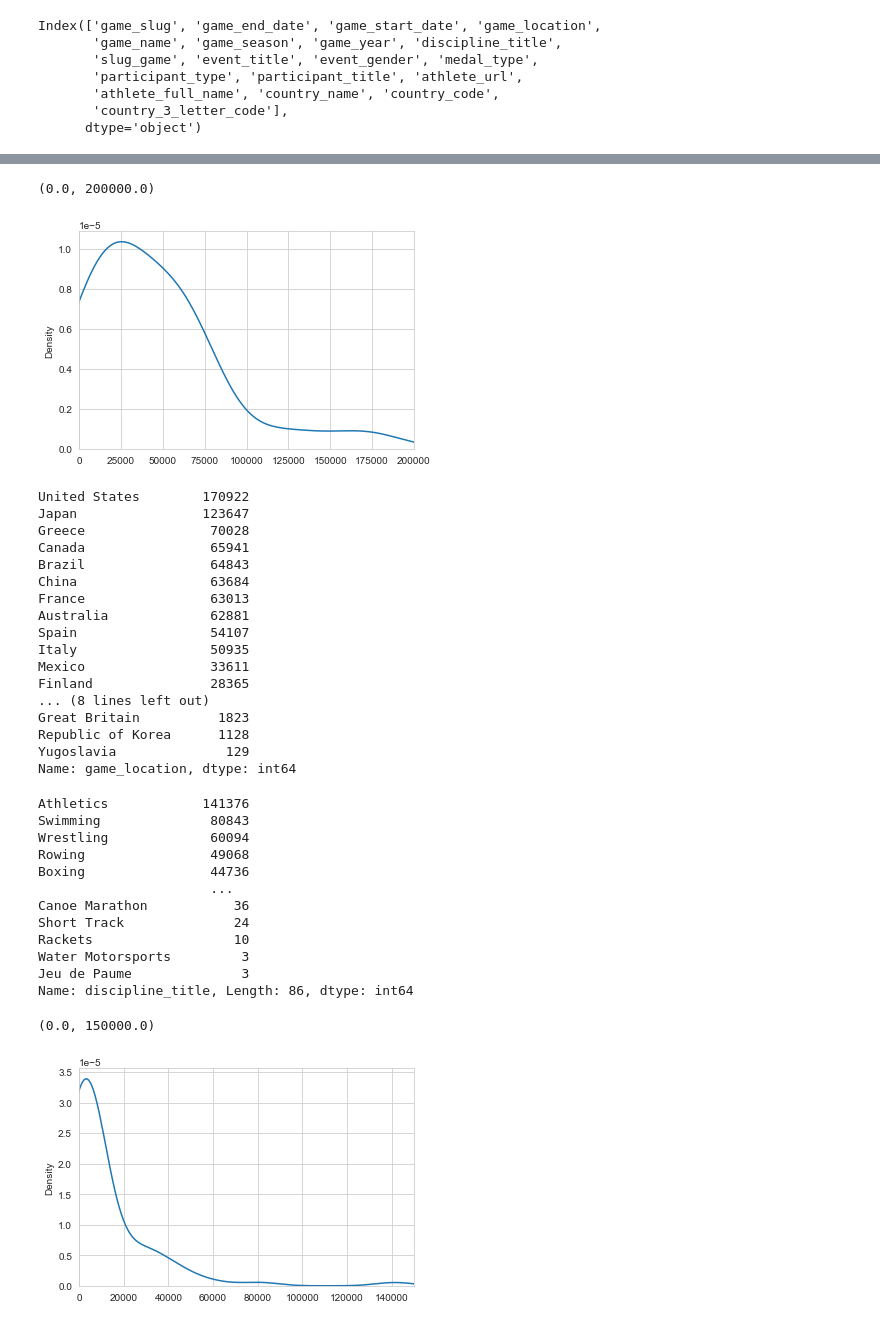
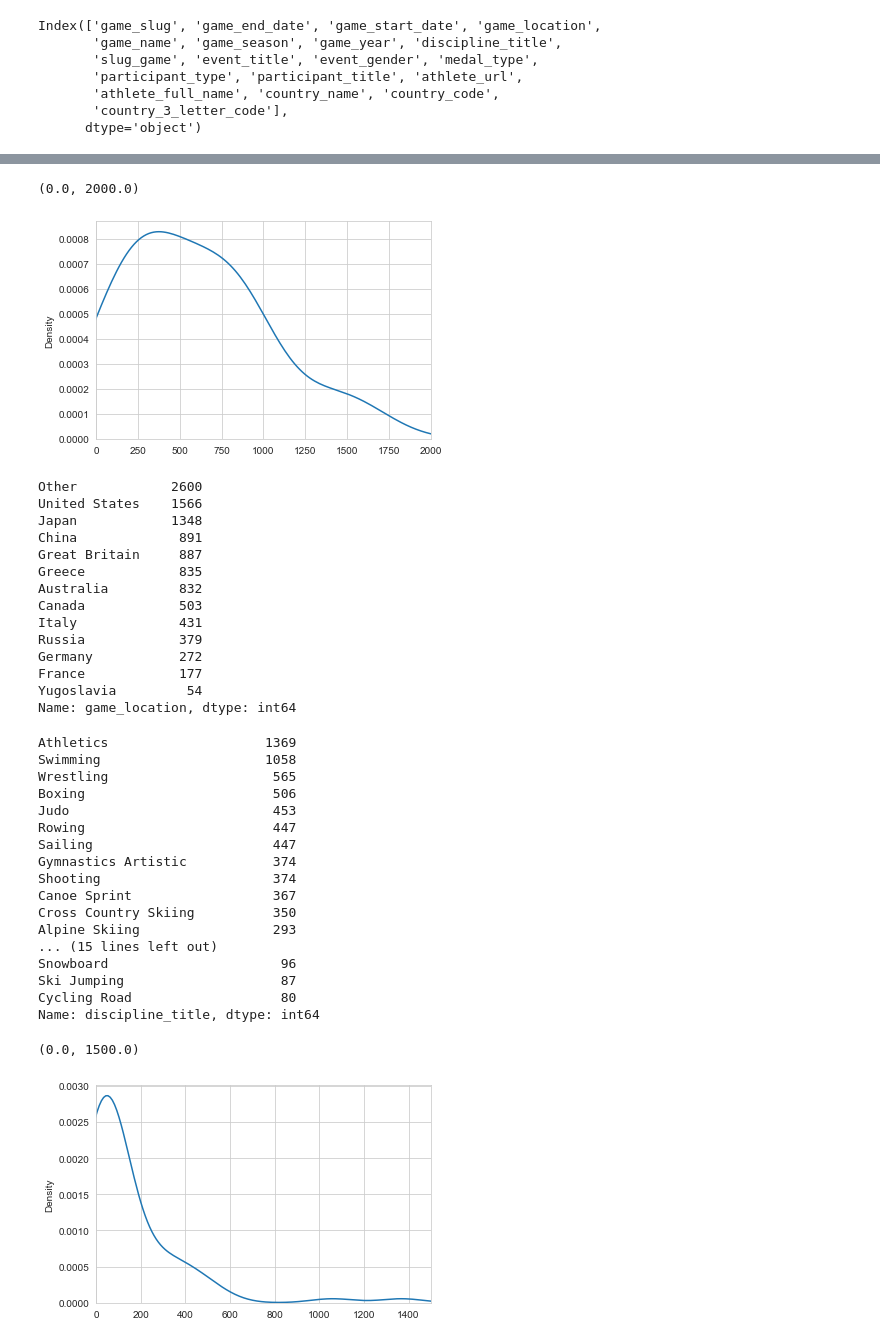
Before and after one commit to madrivers/Data_Bootcamp_Final_Project, a Jupyter notebook: gdp_pop_model/olympic_wb.ipynb, the cells around one changed output, grey strips where cells are left out. Cells and saved outputs as stored; diff of their text form; code cells hidden in the pictures.

```diff
--- a/gdp_pop_model/olympic_wb.ipynb
+++ b/gdp_pop_model/olympic_wb.ipynb
@@ -220,3 +271,3 @@ olympic_wb.shape
 # %%
 #drop null values
-olympic_wb.dropna()
+olympic_wb.dropna(inplace=True)
@@ -241,3 +305,3 @@ olympic_wb.shape
 # %%
-olympic_wb= olympic_wb.replace([np.inf, -np.inf], np.nan)
+#olympic_wb= olympic_wb.replace([np.inf, -np.inf], np.nan)
 # %%
@@ -327,6 +365,6 @@ gfg.set_xlim(0, 160000)
 # %%
 # Determine which values to replace
-replace_countries = list(country_counts[country_counts < 10000].index)
+replace_countries = list(country_counts[country_counts < 100].index)
 
 # Replace in DataFrame
 for country in replace_countries:
@@ -378,13 +418,13 @@ Name: game_location, dtype: int64
 #checking density
 sns.set_style('whitegrid')
 gfg = sns.kdeplot(np.array(location_counts))
-gfg.set_xlim(0, 200000)
+gfg.set_xlim(0, 2000)
 # %% [output]
-(0.0, 200000.0)
+(0.0, 2000.0)
-[figure, old version]
+[figure, new version]
 # %%
 # Determine which values to replace
-replace_locations = list(country_counts[country_counts < 1000].index)
+replace_locations = list(country_counts[country_counts < 400].index)
 
 # Replace in DataFrame
 for country in replace_locations:
@@ -394,46 +434,48 @@ for country in replace_locations:
 # Check to make sure binning was successful
 olympic_wb.game_location.value_counts()
 # %% [output]
-United States        170922
-Japan                123647
-Greece                70028
-Canada                65941
-Brazil                64843
-China                 63684
-France                63013
-Australia             62881
-Spain                 54107
-Italy                 50935
-Mexico                33611
-Finland               28365
-... (8 lines left out)
-Great Britain          1823
-Republic of Korea      1128
-Yugoslavia              129
+Other            2600
+United States    1566
+Japan            1348
+China             891
+Great Britain     887
+Greece            835
+Australia         832
+Canada            503
+Italy             431
+Russia            379
+Germany           272
+France            177
+Yugoslavia         54
 Name: game_location, dtype: int64
 # %%
 titles = olympic_wb.discipline_title.value_counts()
-titles
+titles.head(30)
 # %% [output]
-Athletics            141376
-Swimming              80843
-Wrestling             60094
-Rowing                49068
-Boxing                44736
-                      ...
-Canoe Marathon           36
-Short Track              24
-Rackets                  10
-Water Motorsports         3
-Jeu de Paume              3
-Name: discipline_title, Length: 86, dtype: int64
+Athletics                    1369
+Swimming                     1058
+Wrestling                     565
+Boxing                        506
+Judo                          453
+Rowing                        447
+Sailing                       447
+Gymnastics Artistic           374
+Shooting                      374
+Canoe Sprint                  367
+Cross Country Skiing          350
+Alpine Skiing                 293
+... (15 lines left out)
+Snowboard                      96
+Ski Jumping                    87
+Cycling Road                   80
+Name: discipline_title, dtype: int64
 # %%
 #checking density
 sns.set_style('whitegrid')
 gfg = sns.kdeplot(np.array(titles))
-gfg.set_xlim(0, 150000)
+gfg.set_xlim(0, 1500)
 # %% [output]
-(0.0, 150000.0)
+(0.0, 1500.0)
-[figure, old version]
+[figure, new version]
 # %%
 # Determine which values to replace
```
Also changed, not shown: parts of 35 cells of this notebook.
